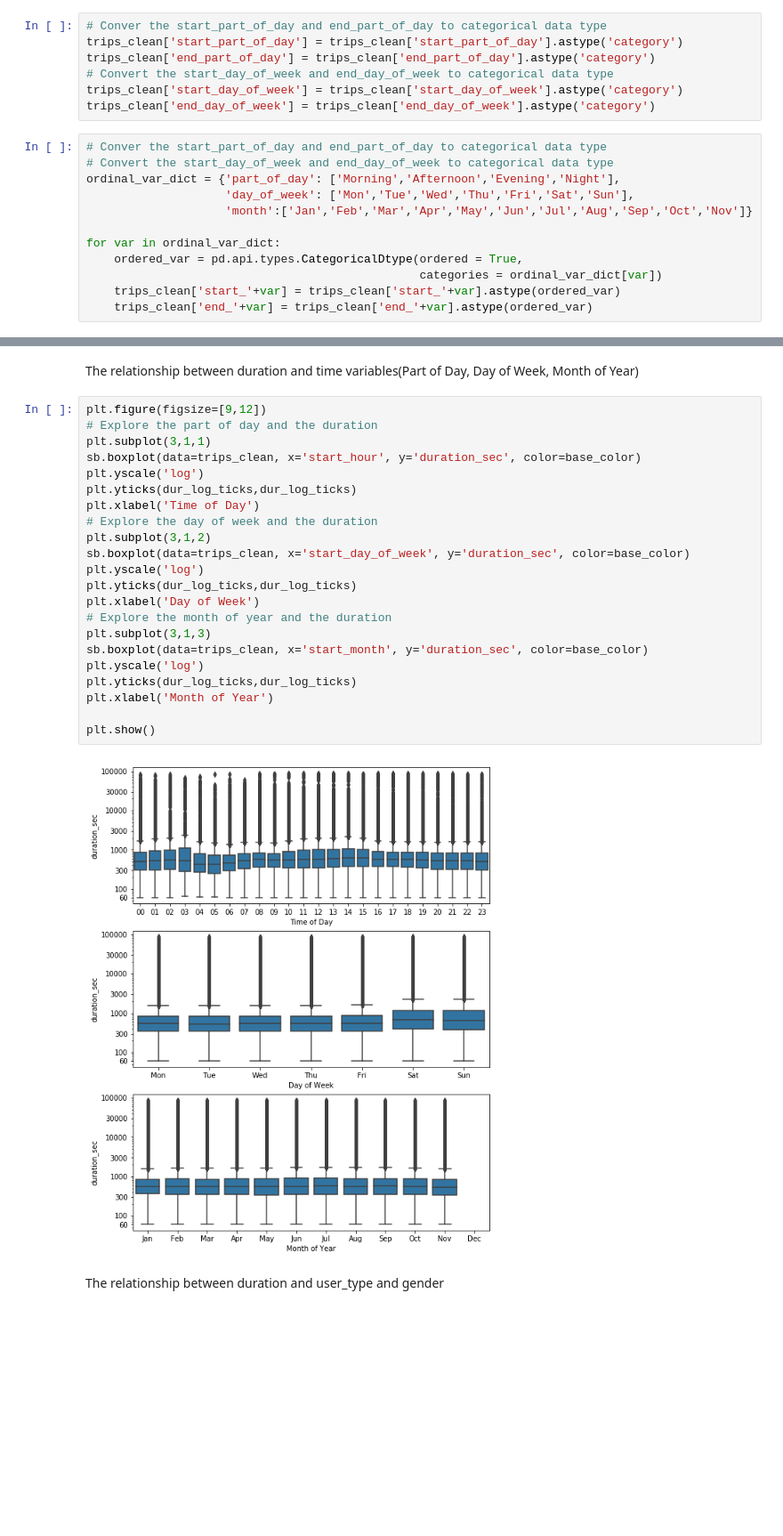
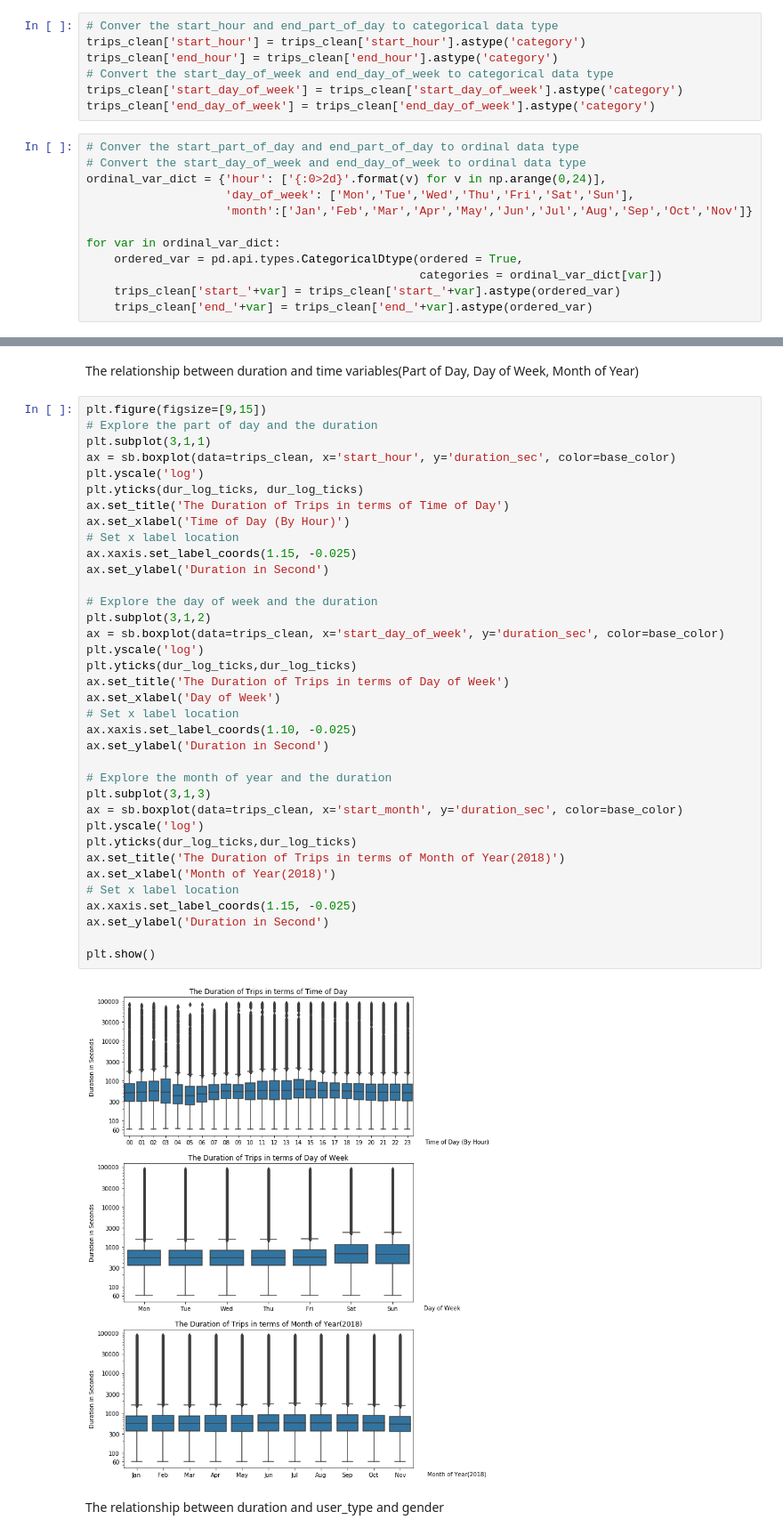
Before and after one commit to kf-wong/prj_communicate_data_findings, a Jupyter notebook: exploration_template.ipynb, the cells around one changed output, grey strips where cells are left out. Shown at 89% size. Cells and saved outputs as stored; diff of their text form; blank space fills up the shorter version.

```diff
--- a/exploration_template.ipynb
+++ b/exploration_template.ipynb
@@ -152,16 +142,16 @@ trips_clean['end_day_of_week'] = trips_clean['end_time'].apply(get_weekday)
 trips_clean['start_month'] = trips_clean['start_time'].apply(get_month)
 trips_clean['end_month'] = trips_clean['end_time'].apply(get_month)
 # %%
-# Conver the start_part_of_day and end_part_of_day to categorical data type
-trips_clean['start_part_of_day'] = trips_clean['start_part_of_day'].astype('category')
-trips_clean['end_part_of_day'] = trips_clean['end_part_of_day'].astype('category')
+# Conver the start_hour and end_part_of_day to categorical data type
+trips_clean['start_hour'] = trips_clean['start_hour'].astype('category')
+trips_clean['end_hour'] = trips_clean['end_hour'].astype('category')
 # Convert the start_day_of_week and end_day_of_week to categorical data type
 trips_clean['start_day_of_week'] = trips_clean['start_day_of_week'].astype('category')
 trips_clean['end_day_of_week'] = trips_clean['end_day_of_week'].astype('category')
 # %%
-# Conver the start_part_of_day and end_part_of_day to categorical data type
-# Convert the start_day_of_week and end_day_of_week to categorical data type
-ordinal_var_dict = {'part_of_day': ['Morning','Afternoon','Evening','Night'],
+# Conver the start_part_of_day and end_part_of_day to ordinal data type
+# Convert the start_day_of_week and end_day_of_week to ordinal data type
+ordinal_var_dict = {'hour': ['{:0>2d}'.format(v) for v in np.arange(0,24)],
                     'day_of_week': ['Mon','Tue','Wed','Thu','Fri','Sat','Sun'],
                     'month':['Jan','Feb','Mar','Apr','May','Jun','Jul','Aug','Sep','Oct','Nov']}
 
@@ -461,29 +543,43 @@ Name: duration_sec, dtype: float64
 # %% [markdown]
 The relationship between duration and time variables(Part of Day, Day of Week, Month of Year)
 # %%
-plt.figure(figsize=[9,12])
+plt.figure(figsize=[9,15])
 # Explore the part of day and the duration
 plt.subplot(3,1,1)
-sb.boxplot(data=trips_clean, x='start_hour', y='duration_sec', color=base_color)
+ax = sb.boxplot(data=trips_clean, x='start_hour', y='duration_sec', color=base_color)
+plt.yscale('log')
+plt.yticks(dur_log_ticks, dur_log_ticks)
+ax.set_title('The Duration of Trips in terms of Time of Day')
+ax.set_xlabel('Time of Day (By Hour)')
+# Set x label location
+ax.xaxis.set_label_coords(1.15, -0.025)
+ax.set_ylabel('Duration in Second')
+
+# Explore the day of week and the duration
+plt.subplot(3,1,2)
+ax = sb.boxplot(data=trips_clean, x='start_day_of_week', y='duration_sec', color=base_color)
 plt.yscale('log')
 plt.yticks(dur_log_ticks,dur_log_ticks)
-plt.xlabel('Time of Day')
-# Explore the day of week and the duration
-plt.subplot(3,1,2)
-sb.boxplot(data=trips_clean, x='start_day_of_week', y='duration_sec', color=base_color)
+ax.set_title('The Duration of Trips in terms of Day of Week')
+ax.set_xlabel('Day of Week')
+# Set x label location
+ax.xaxis.set_label_coords(1.10, -0.025)
+ax.set_ylabel('Duration in Second')
+
+# Explore the month of year and the duration
+plt.subplot(3,1,3)
+ax = sb.boxplot(data=trips_clean, x='start_month', y='duration_sec', color=base_color)
 plt.yscale('log')
 plt.yticks(dur_log_ticks,dur_log_ticks)
-plt.xlabel('Day of Week')
-# Explore the month of year and the duration
-plt.subplot(3,1,3)
-sb.boxplot(data=trips_clean, x='start_month', y='duration_sec', color=base_color)
-plt.yscale('log')
-plt.yticks(dur_log_ticks,dur_log_ticks)
-plt.xlabel('Month of Year')
+ax.set_title('The Duration of Trips in terms of Month of Year(2018)')
+ax.set_xlabel('Month of Year(2018)')
+# Set x label location
+ax.xaxis.set_label_coords(1.15, -0.025)
+ax.set_ylabel('Duration in Second')
 
 plt.show()
 # %% [output]
-[figure, old version]
+[figure, new version]
 # %% [markdown]
 The relationship between duration and user_type and gender
 # %%
```
Also changed, not shown: parts of 59 cells of this notebook, 1 other file.
